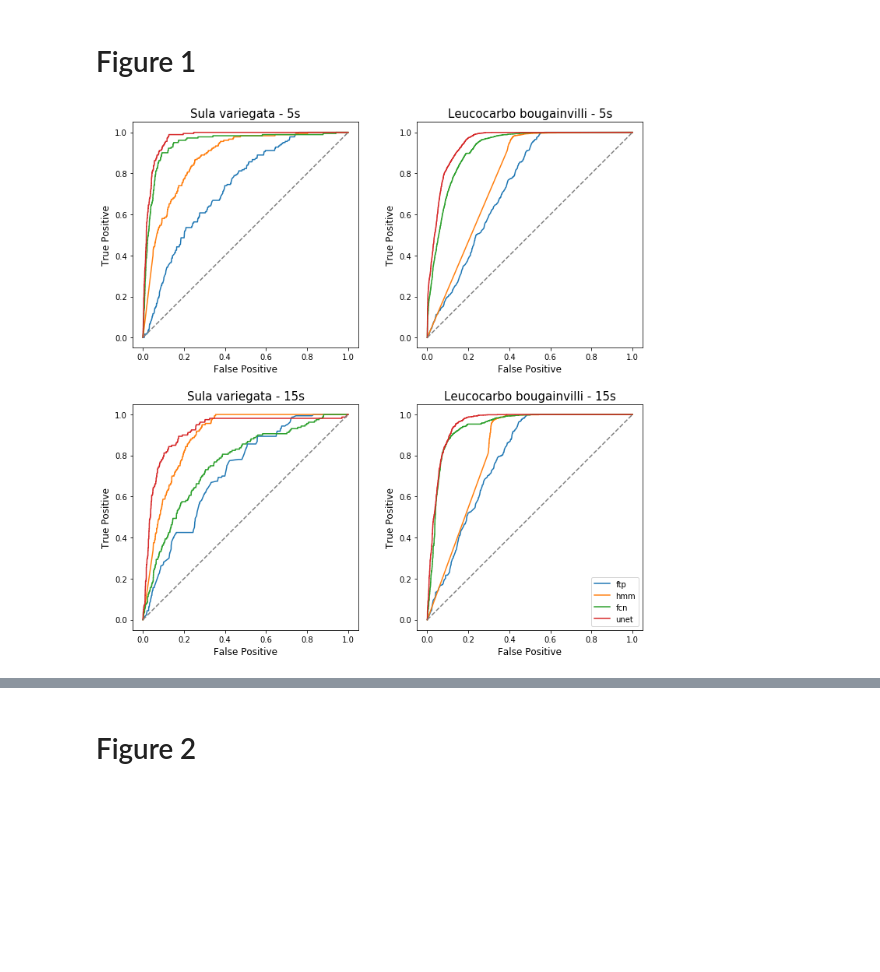
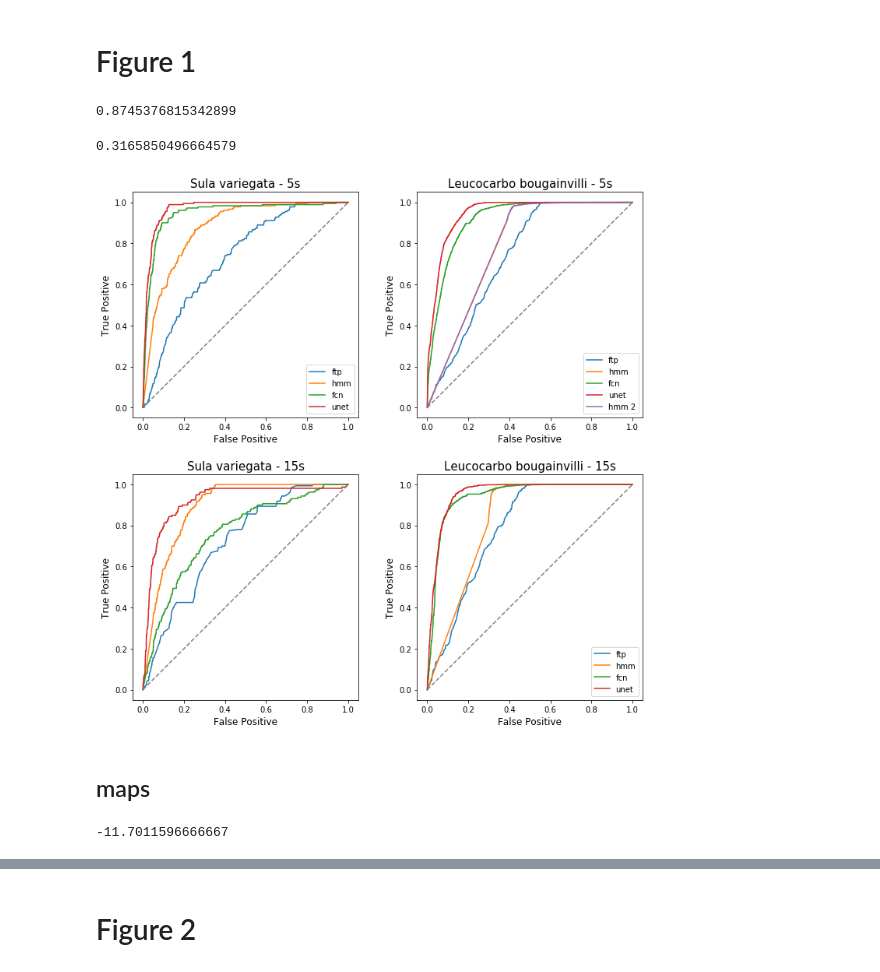
Before and after one commit to AmedeeRoy/BirdDL, a Jupyter notebook: dive_prediction_results.ipynb, the cells around one changed output, grey strips where cells are left out. Cells and saved outputs as stored; diff of their text form; code cells hidden in the pictures; blank space fills up the shorter version.

Commit message:
figures

```diff
--- a/dive_prediction_results.ipynb
+++ b/dive_prediction_results.ipynb
@@ -78,3 +84,11 @@ SV_fcn_5s_roc = roc(SV_fcn_5s)
 SV_fcn_15s_roc = roc(SV_fcn_15s)
 SV_unet_5s_roc = roc(SV_unet_5s)
 SV_unet_15s_roc = roc(SV_unet_15s)
+# %%
+LB_hmm_5s_2 = pd.read_csv('./results/LB_hmm_5s_2.csv')
+LB_hmm_5s_2_roc = roc(LB_hmm_5s_2)
+# %%
+(FP, TP) = SV_hmm_5s_roc
+-np.trapz(TP, FP)
+# %% [output]
+0.8745376815342899
@@ -81,3 +101,7 @@ SV_unet_15s_roc = roc(SV_unet_15s)
+# %%
+loss(SV_unet_5s, 30)
+# %% [output]
+0.3165850496664579
 # %%
 fig, ax = plt.subplots(2,2, figsize=(12,12))
 plt.subplots_adjust(hspace=0.25)
@@ -90,39 +114,44 @@ ax[0,0].plot(SV_unet_5s_roc[0], SV_unet_5s_roc[1], label = 'unet')
 ax[0,0].plot(np.arange(0,1.1, 0.1), np.arange(0,1.1, 0.1), '--', color='grey')
 
 ax[0,0].set_title('Sula variegata - 5s',fontsize= 15)
-# plt.legend()
+ax[0,0].legend()
 
 # plt.subplot(2,2,2, aspect = 'equal')
 ax[0,1].plot(LB_ftp_5s_roc[0], LB_ftp_5s_roc[1], label = 'ftp')
 ax[0,1].plot(LB_hmm_5s_roc[0], LB_hmm_5s_roc[1], label = 'hmm')
 ax[0,1].plot(LB_fcn_5s_roc[0], LB_fcn_5s_roc[1], label = 'fcn')
 ax[0,1].plot(LB_unet_5s_roc[0], LB_unet_5s_roc[1], label = 'unet')
+
+ax[0,1].plot(LB_hmm_5s_2_roc[0], LB_hmm_5s_2_roc[1], label = 'hmm 2')
+
 ax[0,1].set_title('Leucocarbo bougainvilli - 5s',fontsize= 15)
 ax[0,1].plot(np.arange(0,1.1, 0.1), np.arange(0,1.1, 0.1), '--', color='grey')
-# plt.legend()
+ax[0,1].legend()
 
 # plt.subplot(2,2,3, aspect = 'equal')
 ax[1,0].plot(SV_ftp_15s_roc[0], SV_ftp_15s_roc[1], label = 'ftp')
 ax[1,0].plot(SV_hmm_15s_roc[0], SV_hmm_15s_roc[1], label = 'hmm')
 ax[1,0].plot(SV_fcn_15s_roc[0], SV_fcn_15s_roc[1], label = 'fcn')
 ax[1,0].plot(SV_unet_15s_roc[0], SV_unet_15s_roc[1], label = 'unet')
 ax[1,0].set_title('Sula variegata - 15s',fontsize= 15)
 ax[1,0].plot(np.arange(0,1.1, 0.1), np.arange(0,1.1, 0.1), '--', color='grey')
 # plt.legend()
 
 # plt.subplot(2,2,4, aspect = 'equal')
 ax[1,1].plot(LB_ftp_15s_roc[0], LB_ftp_15s_roc[1], label = 'ftp')
 ax[1,1].plot(LB_hmm_15s_roc[0], LB_hmm_15s_roc[1], label = 'hmm')
 ax[1,1].plot(LB_fcn_15s_roc[0], LB_fcn_15s_roc[1], label = 'fcn')
 ax[1,1].plot(LB_unet_15s_roc[0], LB_unet_15s_roc[1], label = 'unet')
 ax[1,1].set_title('Leucocarbo bougainvilli - 15s',fontsize= 15)
 ax[1,1].plot(np.arange(0,1.1, 0.1), np.arange(0,1.1, 0.1), '--', color='grey')
 ax[1,1].legend()
 
 for a in ax.flat:
     a.set_xlabel('False Positive', fontsize= 12)
     a.set_ylabel('True Positive', fontsize= 12)
 
     a.set_aspect('equal')
 # %% [output]
-[figure, old version]
+[figure, new version]
+# %% [markdown]
+## maps
@@ -128,0 +161,4 @@ for a in ax.flat:
+# %%
+max(SV_hmm_15s.y)
+# %% [output]
+-11.7011596666667
```
Also changed, not shown: parts of 8 cells of this notebook, 20 other files.
